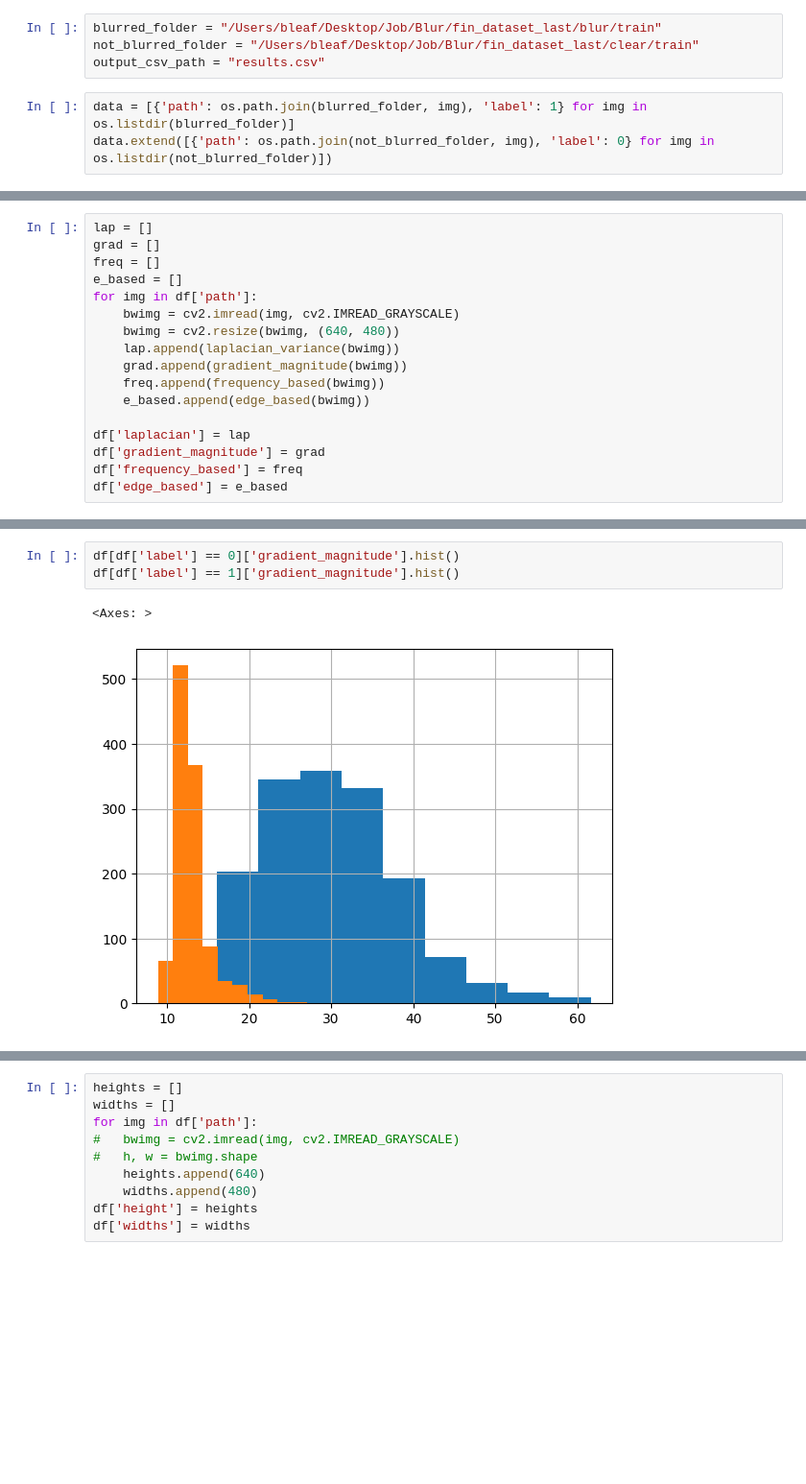
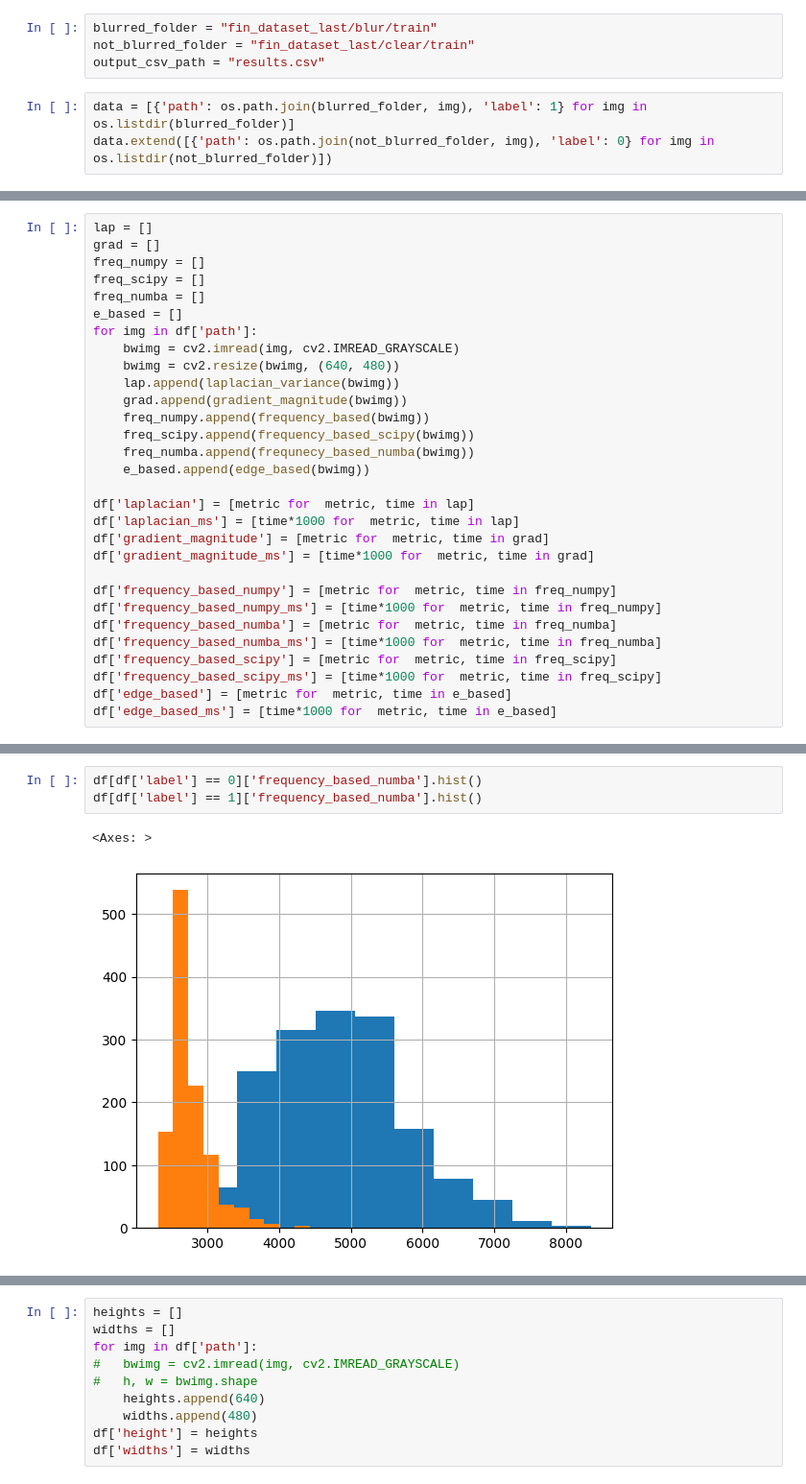
Before and after one commit to Bleaff/BlurDetectionImplementation, a Jupyter notebook: research.ipynb, the cells around one changed output, grey strips where cells are left out. Shown at 96% size. Drawn from its saved outputs; the diff is of its cells as text; blank space fills up the shorter version.

```diff
--- a/research.ipynb
+++ b/research.ipynb
@@ -8,6 +34,6 @@ import os
 # %%
-blurred_folder = "/Users/bleaf/Desktop/Job/Blur/fin_dataset_last/blur/train"
-not_blurred_folder = "/Users/bleaf/Desktop/Job/Blur/fin_dataset_last/clear/train"
+blurred_folder = "fin_dataset_last/blur/train"
+not_blurred_folder = "fin_dataset_last/clear/train"
 output_csv_path = "results.csv"
 # %%
 data = [{'path': os.path.join(blurred_folder, img), 'label': 1} for img in os.listdir(blurred_folder)]
@@ -51,20 +87,33 @@ def edge_based(image):
 # %%
 lap = []
 grad = []
-freq = []
+freq_numpy = []
+freq_scipy = []
+freq_numba = []
 e_based = []
 for img in df['path']:
 	bwimg = cv2.imread(img, cv2.IMREAD_GRAYSCALE)
 	bwimg = cv2.resize(bwimg, (640, 480))
 	lap.append(laplacian_variance(bwimg))
 	grad.append(gradient_magnitude(bwimg))
-	freq.append(frequency_based(bwimg))
+	freq_numpy.append(frequency_based(bwimg))
+	freq_scipy.append(frequency_based_scipy(bwimg))
+	freq_numba.append(frequnecy_based_numba(bwimg))
 	e_based.append(edge_based(bwimg))
 
-df['laplacian'] = lap
-df['gradient_magnitude'] = grad
-df['frequency_based'] = freq
-df['edge_based'] = e_based
+df['laplacian'] = [metric for  metric, time in lap]
+df['laplacian_ms'] = [time*1000 for  metric, time in lap]
+df['gradient_magnitude'] = [metric for  metric, time in grad]
+df['gradient_magnitude_ms'] = [time*1000 for  metric, time in grad]
+
+df['frequency_based_numpy'] = [metric for  metric, time in freq_numpy]
+df['frequency_based_numpy_ms'] = [time*1000 for  metric, time in freq_numpy]
+df['frequency_based_numba'] = [metric for  metric, time in freq_numba]
+df['frequency_based_numba_ms'] = [time*1000 for  metric, time in freq_numba]
+df['frequency_based_scipy'] = [metric for  metric, time in freq_scipy]
+df['frequency_based_scipy_ms'] = [time*1000 for  metric, time in freq_scipy]
+df['edge_based'] = [metric for  metric, time in e_based]
+df['edge_based_ms'] = [time*1000 for  metric, time in e_based]
 # %%
 df.plot()
 # %% [output]
@@ -73,6 +190,6 @@ df.plot()
 # %%
-df[df['label'] == 0]['gradient_magnitude'].hist()
-df[df['label'] == 1]['gradient_magnitude'].hist()
+df[df['label'] == 0]['frequency_based_numba'].hist()
+df[df['label'] == 1]['frequency_based_numba'].hist()
 # %% [output]
 <Axes: >
-[figure, old version]
+[figure, new version]
```
Also changed, not shown: parts of 18 cells of this notebook, 2 other files.
